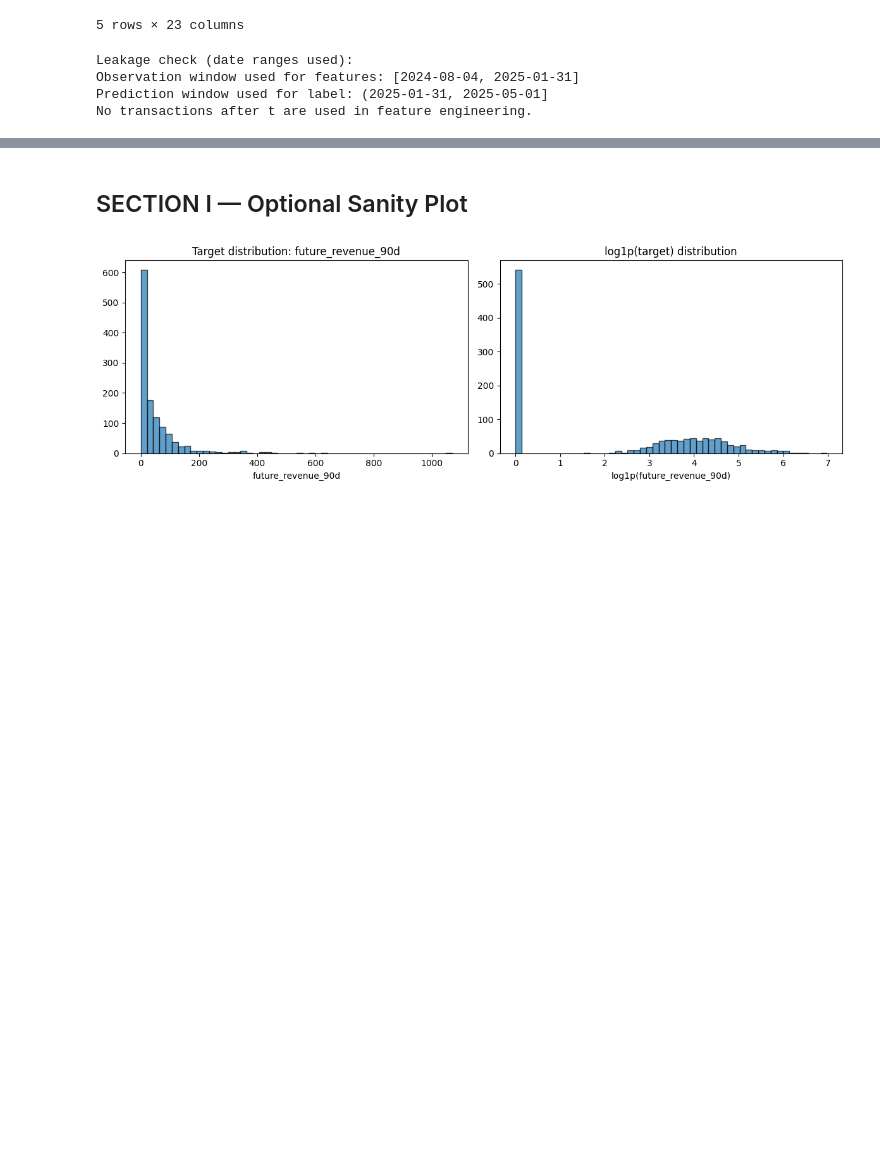
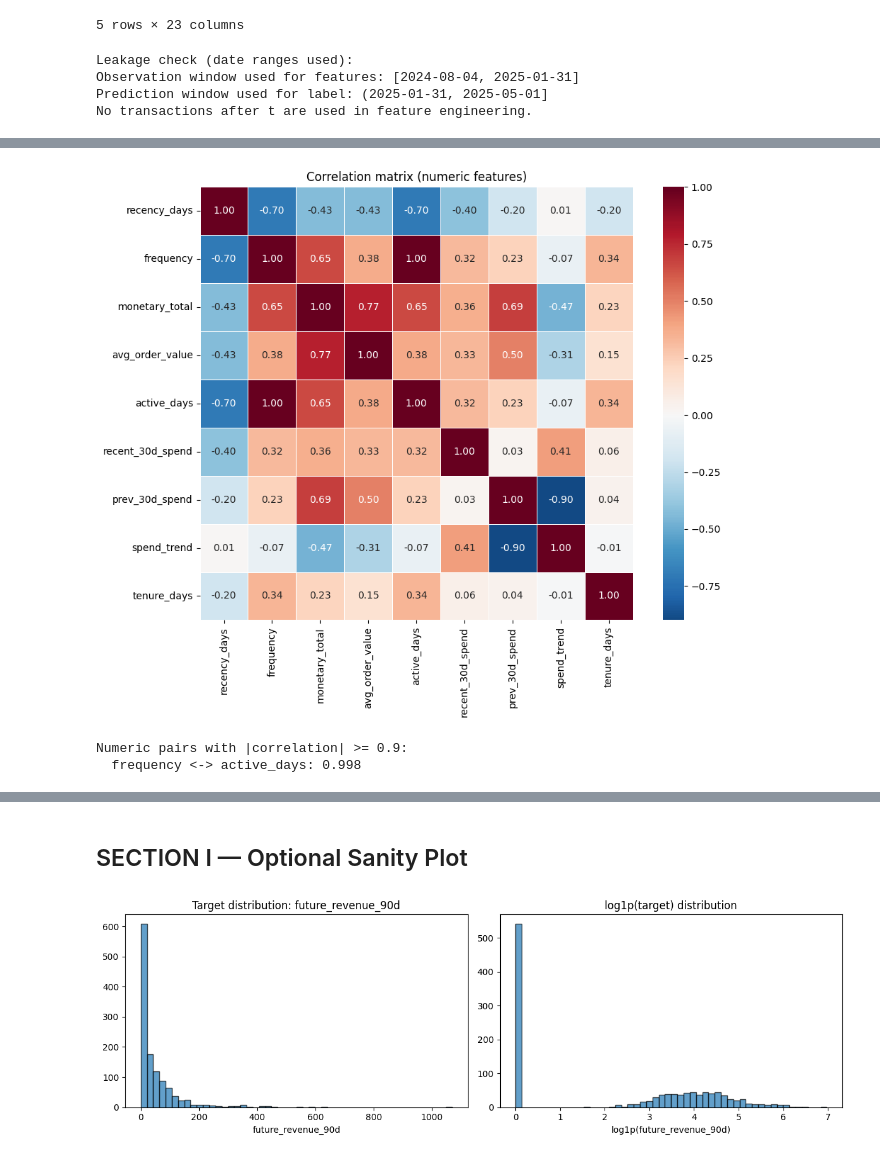
Before and after one commit to AInvone/xu-mds6-async-material, a Jupyter notebook: notebooks/01_async_session.ipynb, the cells around one changed output, grey strips where cells are left out. Drawn from its saved outputs; the diff is of its cells as text; code cells hidden in the pictures; blank space fills up the shorter version.

```diff
--- a/notebooks/01_async_session.ipynb
+++ b/notebooks/01_async_session.ipynb
@@ -603,0 +676,43 @@ No transactions after t are used in feature engineering.
+# %%
+# ---------------------------------------------------------------------------
+# Correlation analysis: numeric features only (one-hot dummies are 0/1)
+# ---------------------------------------------------------------------------
+
+import matplotlib.pyplot as plt
+import seaborn as sns
+
+# Numeric feature columns (same as used in encoding)
+NUMERIC_FOR_CORR = [
+    "recency_days", "frequency", "monetary_total", "avg_order_value",
+    "active_days", "recent_30d_spend", "prev_30d_spend", "spend_trend", "tenure_days",
+]
+
+X_numeric = final_dataset[NUMERIC_FOR_CORR]
+corr_matrix = X_numeric.corr()
+
+fig, ax = plt.subplots(figsize=(10, 8))
+sns.heatmap(corr_matrix, annot=True, fmt=".2f", cmap="RdBu_r", center=0,
+            square=True, linewidths=0.5, ax=ax)
+ax.set_title("Correlation matrix (numeric features)")
+plt.tight_layout()
+plt.show()
+
+# Pairs with |correlation| above threshold (e.g. 0.9 or 0.95)
+CORR_THRESHOLD = 0.9
+high_corr_pairs = []
+for i in range(len(corr_matrix.columns)):
+    for j in range(i + 1, len(corr_matrix.columns)):
+        if abs(corr_matrix.iloc[i, j]) >= CORR_THRESHOLD:
+            high_corr_pairs.append(
+                (corr_matrix.columns[i], corr_matrix.columns[j], corr_matrix.iloc[i, j])
+            )
+print(f"\nNumeric pairs with |correlation| >= {CORR_THRESHOLD}:")
+if high_corr_pairs:
+    for a, b, r in high_corr_pairs:
+        print(f"  {a} <-> {b}: {r:.3f}")
+else:
+    print("  None.")
+# %% [output]
+[figure, added]
+Numeric pairs with |correlation| >= 0.9:
+  frequency <-> active_days: 0.998
```
Also changed, not shown: parts of 13 cells of this notebook, 3 other files.
